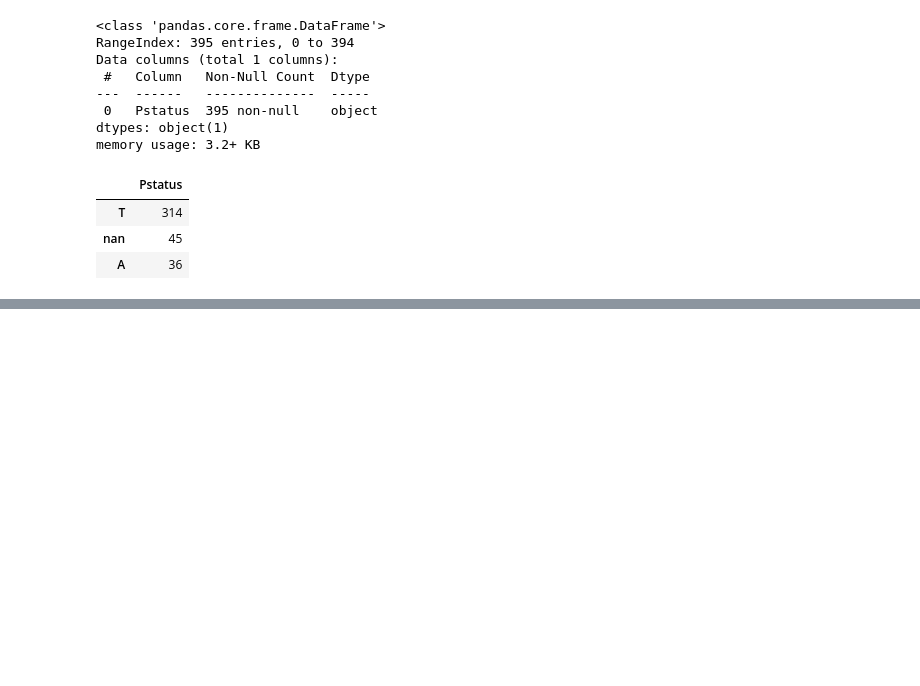
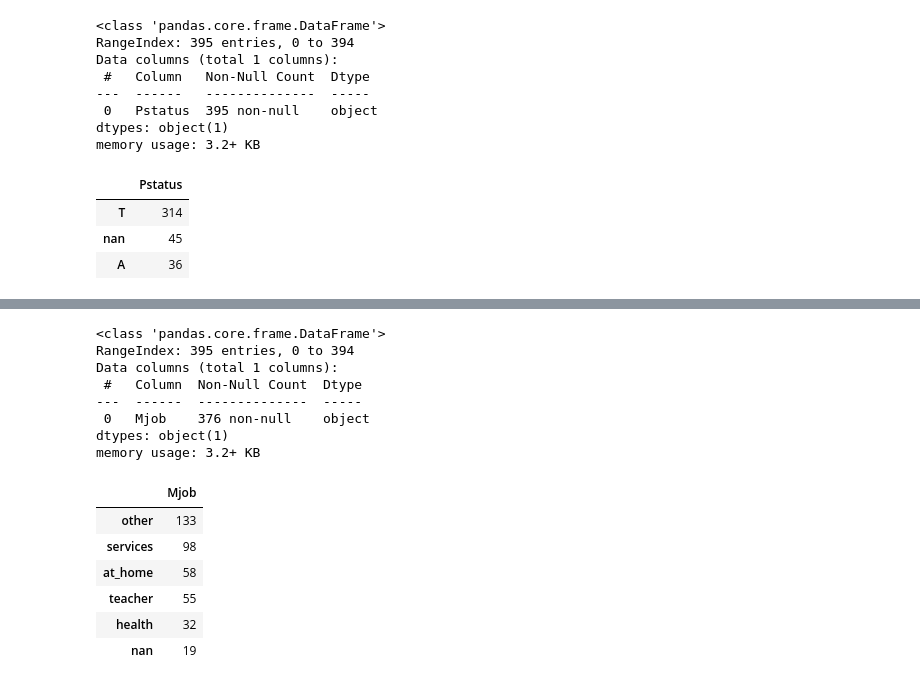
Before and after one commit to yasckevich/module_02, a Jupyter notebook: Untitled5.ipynb, the cells around one changed output, grey strips where cells are left out. Drawn from its saved outputs; the diff is of its cells as text; code cells hidden in the pictures; blank space fills up the shorter version.

```diff
--- a/Untitled5.ipynb
+++ b/Untitled5.ipynb
@@ -183,0 +258,28 @@ memory usage: 128.0 bytes
+# %%
+#9 Mjob — работа матери ('teacher' - учитель, 'health' - сфера здравоохранения, 'services' - гос служба,
+#'at_home' - не работает, 'other' - другое)
+
+pd.DataFrame(base.Mjob).info()
+#пропущенных нет
+base.Mjob = base.Mjob.astype(str).apply(lambda x: None if x.strip() == '' else x)
+
+print()
+pd.DataFrame(base.Mjob.value_counts())
+
+#19 пропущенных значений
+# %% [output]
+<class 'pandas.core.frame.DataFrame'>
+RangeIndex: 395 entries, 0 to 394
+Data columns (total 1 columns):
+ #   Column  Non-Null Count  Dtype
+---  ------  --------------  -----
+ 0   Mjob    376 non-null    object
+dtypes: object(1)
+memory usage: 3.2+ KB
+|  | Mjob |
+| other | 133 |
+| services | 98 |
+| at_home | 58 |
+| teacher | 55 |
+| health | 32 |
+| nan | 19 |
```
Also changed, not shown: parts of 9 cells of this notebook.
